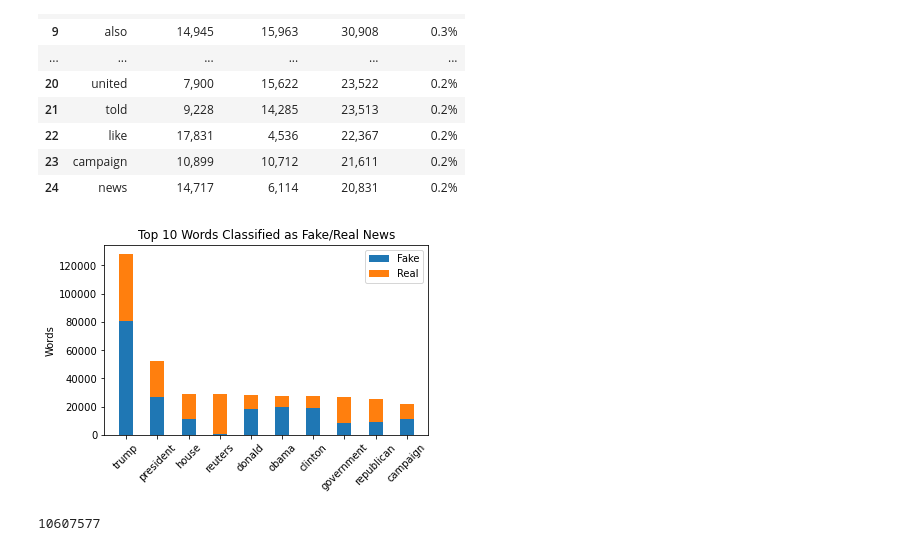
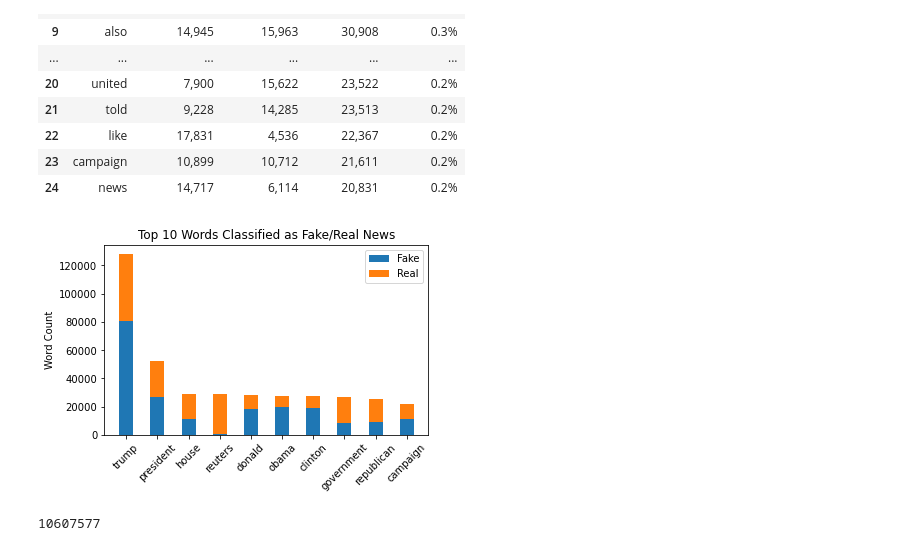
Before and after one commit to kevogil/fake-news-prediction, a Jupyter notebook: visualizations.ipynb, the cells around one changed output. Saved outputs shown, nothing was run; the diff lists cells and outputs as text; code cells hidden in the pictures.

```diff
--- a/visualizations.ipynb
+++ b/visualizations.ipynb
@@ -234,20 +234,20 @@ y_real = [int(news_words_summary_df_merged['Count (Real)'][1].replace(',' , ''))
 # %%
 # Plot stacked bar chart
 fig, ax = plt.subplots()
 
 ax.bar(x, y_fake, 0.45, label='Fake')
 ax.bar(x, y_real, 0.45, bottom=y_fake, label='Real')
 
 ax.set_xticklabels(x, rotation = 45)
-ax.set_ylabel('Words')
+ax.set_ylabel('Word Count')
 ax.set_title('Top 10 Words Classified as Fake/Real News')
 ax.legend()
 
 plt.subplots_adjust(left=0.15, bottom=0.22)
 plt.savefig("./static/images/stacked_bar.png")
 plt.show()
 # %% [output]
-[figure, old version]
+[figure, new version]
 # %%
 # Number of words
 len(news_words)
```
Also changed, not shown: parts of 1 cell of this notebook, 4 other files.
